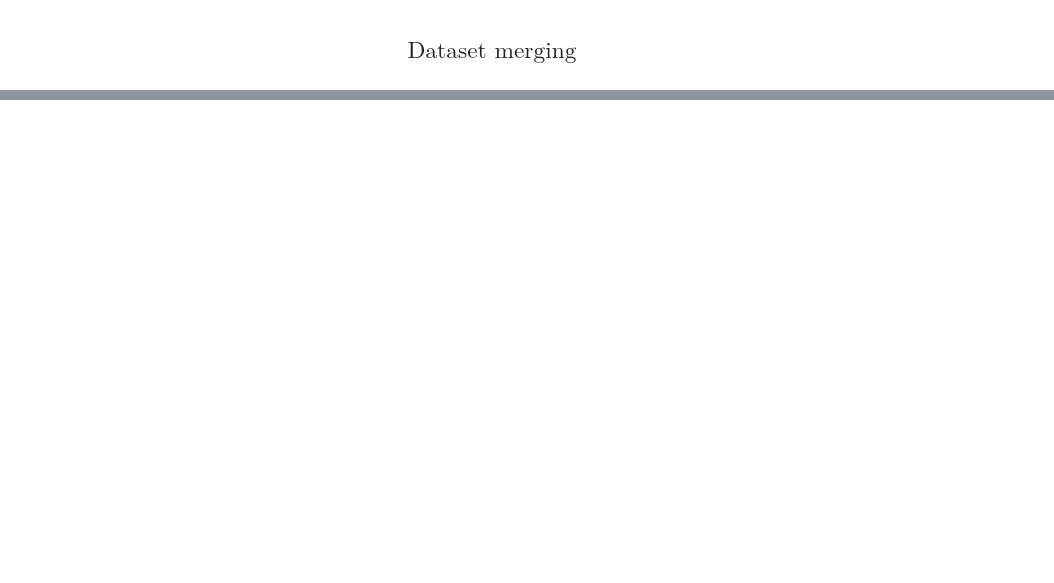
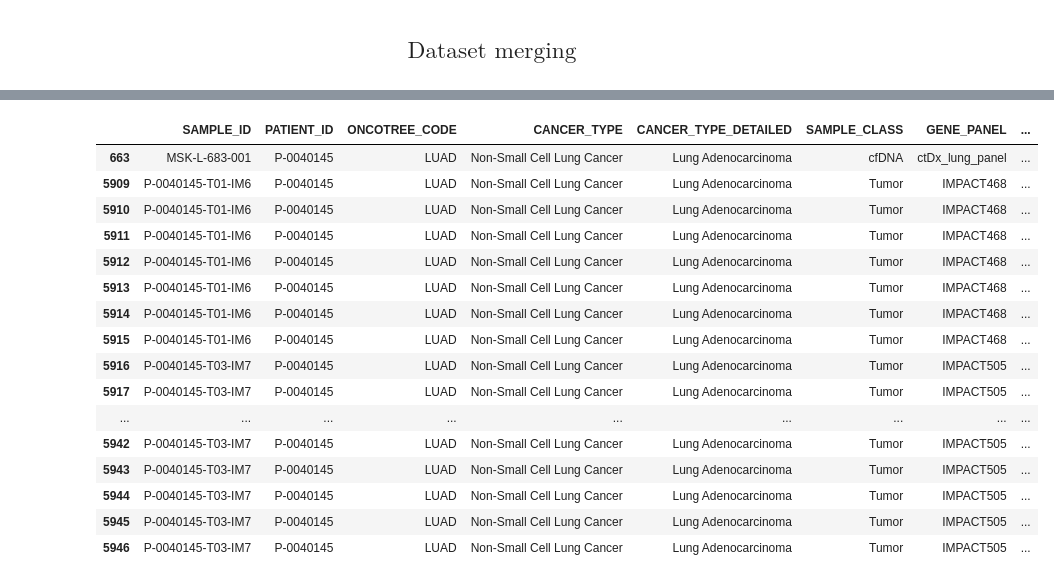
Before and after one commit to Ouiam-lhj/internship_CerebrospinalFluidCirculatingTumor, a Jupyter notebook: CerebrospinalFluidCirculatingTumor_AND_metastatic_lung.ipynb, the cells around one changed output, grey strips where cells are left out. Drawn from its saved outputs; the diff is of its cells as text; code cells hidden in the pictures; blank space fills up the shorter version.

Commit message:
changes mainly about dataset management

```diff
--- a/CerebrospinalFluidCirculatingTumor_AND_metastatic_lung.ipynb
+++ b/CerebrospinalFluidCirculatingTumor_AND_metastatic_lung.ipynb
@@ -1387,0 +1373,3 @@ mutation_matrix_with_class_sample.columns
+# %%
+df_sample_mutation = df_sample_mutation[df_sample_mutation['Hugo_Symbol'].notna()]
+df_sample_mutation['SAMPLE_CLASS'].unique()
@@ -1387,0 +1606,6 @@ mutation_matrix_with_class_sample.columns
+# %%
+PAT = unique_patient(df_sample_mutations)
+df_test = df_sample_mutations
+df_test['Tumor_ONLY'] = df_sample_mutations['N_CTDNA_ALTERATIONS_y']==0
+df_test[df_test['PATIENT_ID']=='MSK-L-007'	]
+df_metastatic.isna().sum()
@@ -1387,0 +1635,18 @@ mutation_matrix_with_class_sample.columns
+# %%
+# 1. Garder uniquement les colonnes nécessaires de df_not_na
+df_survival_info = df_not_na[['PATIENT_ID', 'OS_MONTHS', 'OS_STATUS']]
+
+# 2. Merge sur 'PATIENT_ID' (left join pour garder toutes les lignes de df_sample_mutations)
+df_sample_mutations_merged = df_test.merge(df_survival_info, on='PATIENT_ID', how='left')
+df_sample_mutations_merged['ctDNA_sup_one'] = df_sample_mutations_merged['N_CTDNA_ALTERATIONS_y']>1
+#df_sample_mutations_merged= df_sample_mutations_merged[['PATIENT_ID', 'ONCOTREE_CODE',	'CANCER_TYPE',
+                                        #                'CANCER_TYPE_DETAILED', 'VAF',	'N_CTDNA_ALTERATIONS_y',
+                                        #                'Tumor_ONLY',	'OS_MONTHS',	'OS_STATUS',	'ctDNA_sup_one']]
+df_sample_mutations_merged['VAF_REAL'] = df_sample_mutations_merged['t_alt_count']/(df_sample_mutations_merged['t_alt_count']+df_sample_mutations_merged['t_ref_count'])
+df_sample_mutations_merged.dropna().to_csv("dataset_reseau_neuronne_V5.csv")
+df_sample_mutations_merged.dropna()
+
+
+
+df_sample_mutations_merged['N_CTDNA_ALTERATIONS_y'].value_counts()
+df_sample_mutations_merged['PATIENT_ID'].value_counts()
@@ -1387,0 +1667,32 @@ mutation_matrix_with_class_sample.columns
+# %%
+# Étape 1 : Compter le nombre d'occurrences de chaque patient
+patient_counts = df_sample_mutations_merged['PATIENT_ID'].value_counts()
+
+# Étape 2 : Filtrer pour ne garder que les patients avec +1 mutation
+patients_to_keep = patient_counts[patient_counts < 40].index
+
+# Étape 3 : Filtrer le DataFrame original
+df_sample_mutations_merged1 = df_sample_mutations_merged[df_sample_mutations_merged['PATIENT_ID'].isin(patients_to_keep)]
+
+
+#df_sample_mutations_merged1.dropna().to_csv("dataset_reseau_neuronne_V5.csv")
+df_sample_mutations_merged1['SAMPLE_TYPE'].value_counts()
+df_sample_mutations_merged1[df_sample_mutations_merged1['PATIENT_ID']=="P-0040145"]
+# %% [output]
+|  | SAMPLE_ID | PATIENT_ID | ONCOTREE_CODE | CANCER_TYPE | CANCER_TYPE_DETAILED | SAMPLE_CLASS | GENE_PANEL | ... |
+| 663 | MSK-L-683-001 | P-0040145 | LUAD | Non-Small Cell Lung Cancer | Lung Adenocarcinoma | cfDNA | ctDx_lung_panel | ... |
+| 5909 | P-0040145-T01-IM6 | P-0040145 | LUAD | Non-Small Cell Lung Cancer | Lung Adenocarcinoma | Tumor | IMPACT468 | ... |
+| 5910 | P-0040145-T01-IM6 | P-0040145 | LUAD | Non-Small Cell Lung Cancer | Lung Adenocarcinoma | Tumor | IMPACT468 | ... |
+| 5911 | P-0040145-T01-IM6 | P-0040145 | LUAD | Non-Small Cell Lung Cancer | Lung Adenocarcinoma | Tumor | IMPACT468 | ... |
+| 5912 | P-0040145-T01-IM6 | P-0040145 | LUAD | Non-Small Cell Lung Cancer | Lung Adenocarcinoma | Tumor | IMPACT468 | ... |
+| 5913 | P-0040145-T01-IM6 | P-0040145 | LUAD | Non-Small Cell Lung Cancer | Lung Adenocarcinoma | Tumor | IMPACT468 | ... |
+| 5914 | P-0040145-T01-IM6 | P-0040145 | LUAD | Non-Small Cell Lung Cancer | Lung Adenocarcinoma | Tumor | IMPACT468 | ... |
+| 5915 | P-0040145-T01-IM6 | P-0040145 | LUAD | Non-Small Cell Lung Cancer | Lung Adenocarcinoma | Tumor | IMPACT468 | ... |
+| 5916 | P-0040145-T03-IM7 | P-0040145 | LUAD | Non-Small Cell Lung Cancer | Lung Adenocarcinoma | Tumor | IMPACT505 | ... |
+| 5917 | P-0040145-T03-IM7 | P-0040145 | LUAD | Non-Small Cell Lung Cancer | Lung Adenocarcinoma | Tumor | IMPACT505 | ... |
+| ... | ... | ... | ... | ... | ... | ... | ... | ... |
+| 5942 | P-0040145-T03-IM7 | P-0040145 | LUAD | Non-Small Cell Lung Cancer | Lung Adenocarcinoma | Tumor | IMPACT505 | ... |
+| 5943 | P-0040145-T03-IM7 | P-0040145 | LUAD | Non-Small Cell Lung Cancer | Lung Adenocarcinoma | Tumor | IMPACT505 | ... |
+| 5944 | P-0040145-T03-IM7 | P-0040145 | LUAD | Non-Small Cell Lung Cancer | Lung Adenocarcinoma | Tumor | IMPACT505 | ... |
+| 5945 | P-0040145-T03-IM7 | P-0040145 | LUAD | Non-Small Cell Lung Cancer | Lung Adenocarcinoma | Tumor | IMPACT505 | ... |
+| 5946 | P-0040145-T03-IM7 | P-0040145 | LUAD | Non-Small Cell Lung Cancer | Lung Adenocarcinoma | Tumor | IMPACT505 | ... |
```
Also changed, not shown: parts of 98 cells of this notebook.
